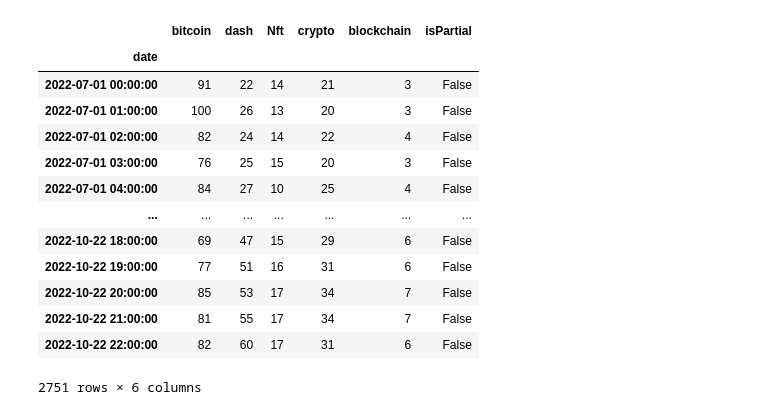
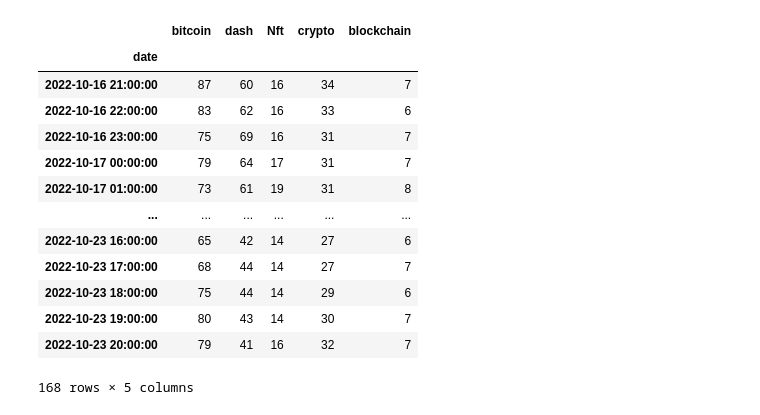
Before and after one commit to victorbarrau/Recreate_a_major_financial_indicator-_the_Fear_, a Jupyter notebook: Google_trend.ipynb, the cells around one changed output. Saved outputs shown, nothing was run; the diff lists cells and outputs as text; code cells hidden in the pictures.

```diff
--- a/Google_trend.ipynb
+++ b/Google_trend.ipynb
@@ -48,17 +41,17 @@ df2=pytrend.get_historical_interest(kw_list, year_start=2022, month_start=7, day
-# %%
-df2
-# %% [output]
-|  | bitcoin | dash | Nft | crypto | blockchain | isPartial |
-| date |  |  |  |  |  |  |
-| 2022-07-01 00:00:00 | 91 | 22 | 14 | 21 | 3 | False |
-| 2022-07-01 01:00:00 | 100 | 26 | 13 | 20 | 3 | False |
-| 2022-07-01 02:00:00 | 82 | 24 | 14 | 22 | 4 | False |
-| 2022-07-01 03:00:00 | 76 | 25 | 15 | 20 | 3 | False |
-| 2022-07-01 04:00:00 | 84 | 27 | 10 | 25 | 4 | False |
-| ... | ... | ... | ... | ... | ... | ... |
-| 2022-10-22 18:00:00 | 69 | 47 | 15 | 29 | 6 | False |
-| 2022-10-22 19:00:00 | 77 | 51 | 16 | 31 | 6 | False |
-| 2022-10-22 20:00:00 | 85 | 53 | 17 | 34 | 7 | False |
-| 2022-10-22 21:00:00 | 81 | 55 | 17 | 34 | 7 | False |
-| 2022-10-22 22:00:00 | 82 | 60 | 17 | 31 | 6 | False |
-2751 rows × 6 columns
+# %%
+df
+# %% [output]
+|  | bitcoin | dash | Nft | crypto | blockchain |
+| date |  |  |  |  |  |
+| 2022-10-16 21:00:00 | 87 | 60 | 16 | 34 | 7 |
+| 2022-10-16 22:00:00 | 83 | 62 | 16 | 33 | 6 |
+| 2022-10-16 23:00:00 | 75 | 69 | 16 | 31 | 7 |
+| 2022-10-17 00:00:00 | 79 | 64 | 17 | 31 | 7 |
+| 2022-10-17 01:00:00 | 73 | 61 | 19 | 31 | 8 |
+| ... | ... | ... | ... | ... | ... |
+| 2022-10-23 16:00:00 | 65 | 42 | 14 | 27 | 6 |
+| 2022-10-23 17:00:00 | 68 | 44 | 14 | 27 | 7 |
+| 2022-10-23 18:00:00 | 75 | 44 | 14 | 29 | 6 |
+| 2022-10-23 19:00:00 | 80 | 43 | 14 | 30 | 7 |
+| 2022-10-23 20:00:00 | 79 | 41 | 16 | 32 | 7 |
+168 rows × 5 columns
```
Also changed, not shown: parts of 3 cells of this notebook, 1 other file.
